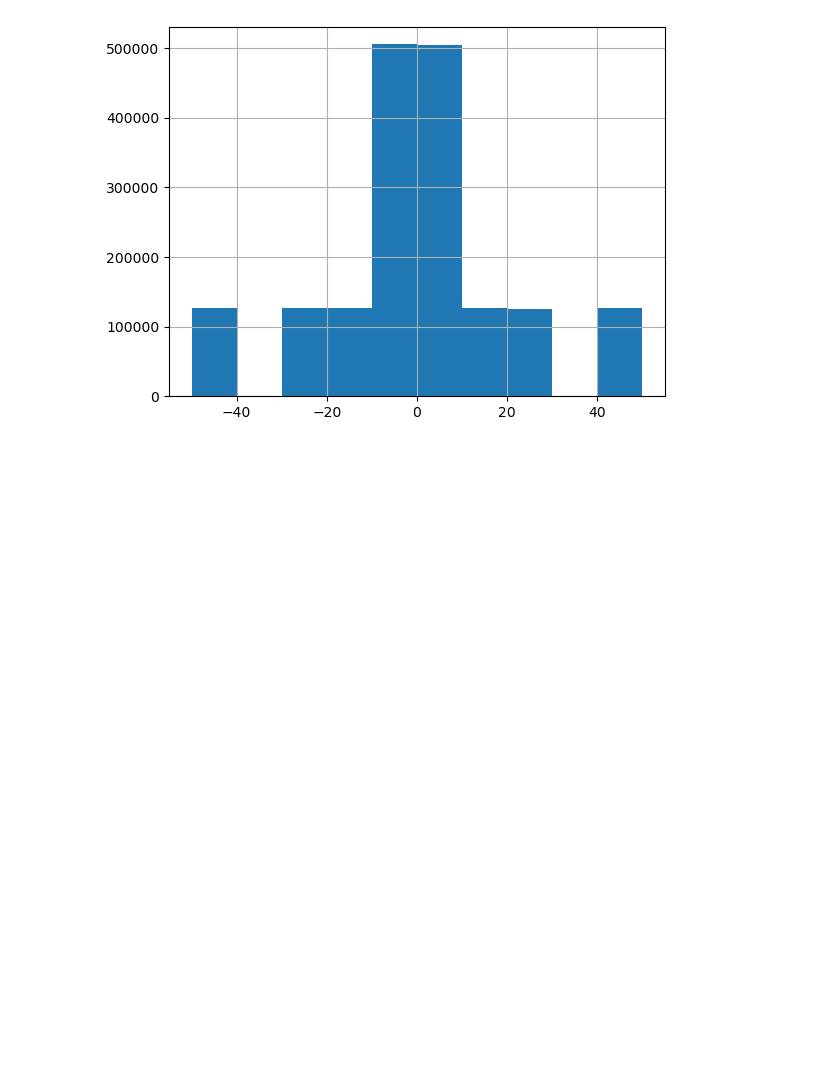
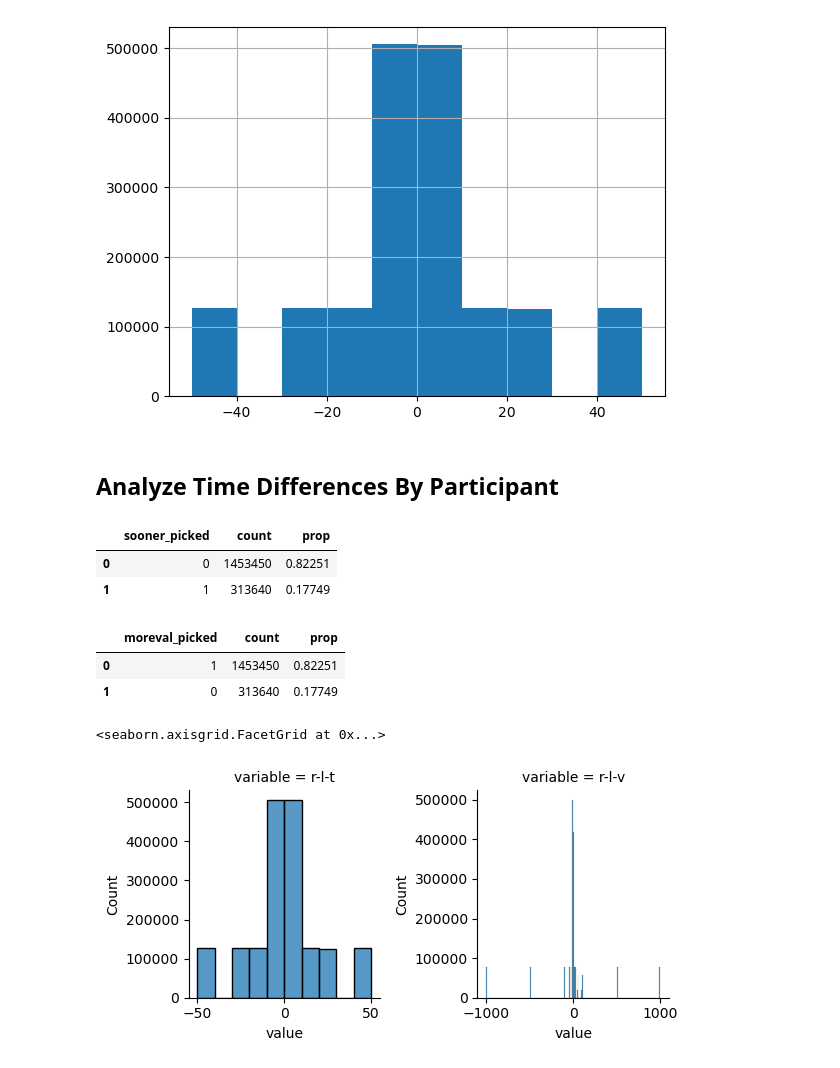
Before and after one commit to marcelbinz/sources-of-variability, a Jupyter notebook: analyze-itc-data.ipynb, the cells around one changed output. Cells and saved outputs as stored; diff of their text form; code cells hidden in the pictures; blank space fills up the shorter version.

Commit message:
analyze preference change due to time and value per participant

```diff
--- a/analyze-itc-data.ipynb
+++ b/analyze-itc-data.ipynb
@@ -8,3 +10,5 @@ df_itc_all = pd.read_csv("data/full-data.csv")
+# %%
+df_itc_all, dict_info = ut.load_itc_dataset("full")
 # %%
 df_itc_all.head()
 # %% [output]
@@ -88,3 +92,5 @@ df_itc_all["r-l-t"].hist()
 # %% [output]
 <Axes: >
 [figure]
+# %% [markdown]
+## Analyze Time Differences By Participant
@@ -90,0 +99,29 @@ df_itc_all["r-l-t"].hist()
+# %%
+df_itc_all["sooner_picked"] = (((df_itc_all["right_picked"] == 1) & (df_itc_all["r-l-t"] < 0)) | ((df_itc_all["right_picked"] == 0) & (df_itc_all["r-l-t"] > 0))).astype(int)
+df_itc_all["later_picked"] = (((df_itc_all["right_picked"] == 1) & (df_itc_all["r-l-t"] > 0)) | ((df_itc_all["right_picked"] == 0) & (df_itc_all["r-l-t"] < 0))).astype(int)
+
+df_itc_all["moreval_picked"] = (((df_itc_all["right_picked"] == 1) & (df_itc_all["r-l-v"] > 0)) | ((df_itc_all["right_picked"] == 0) & (df_itc_all["r-l-v"] < 0))).astype(int)
+df_itc_all["lessval_picked"] = (((df_itc_all["right_picked"] == 1) & (df_itc_all["r-l-v"] < 0)) | ((df_itc_all["right_picked"] == 0) & (df_itc_all["r-l-v"] > 0))).astype(int)
+# %%
+df_later_agg = df_itc_all.value_counts("sooner_picked").reset_index()
+df_later_agg["prop"] = df_later_agg["count"] / df_later_agg["count"].sum()
+df_later_agg
+# %% [output]
+|  | sooner_picked | count | prop |
+| 0 | 0 | 1453450 | 0.82251 |
+| 1 | 1 | 313640 | 0.17749 |
+# %%
+df_moreval_agg = df_itc_all.value_counts("moreval_picked").reset_index()
+df_moreval_agg["prop"] = df_moreval_agg["count"] / df_moreval_agg["count"].sum()
+df_moreval_agg
+# %% [output]
+|  | moreval_picked | count | prop |
+| 0 | 1 | 1453450 | 0.82251 |
+| 1 | 0 | 313640 | 0.17749 |
+# %%
+df_diffs = df_itc_all[["r-l-t", "r-l-v"]].melt()
+g = sns.FacetGrid(data=df_diffs, col="variable", sharex=False, sharey=False)
+g.map_dataframe(sns.histplot, x="value", binwidth=10)
+# %% [output]
+<seaborn.axisgrid.FacetGrid at 0x...>
+[figure, added]
```
Also changed, not shown: parts of 20 cells of this notebook.
